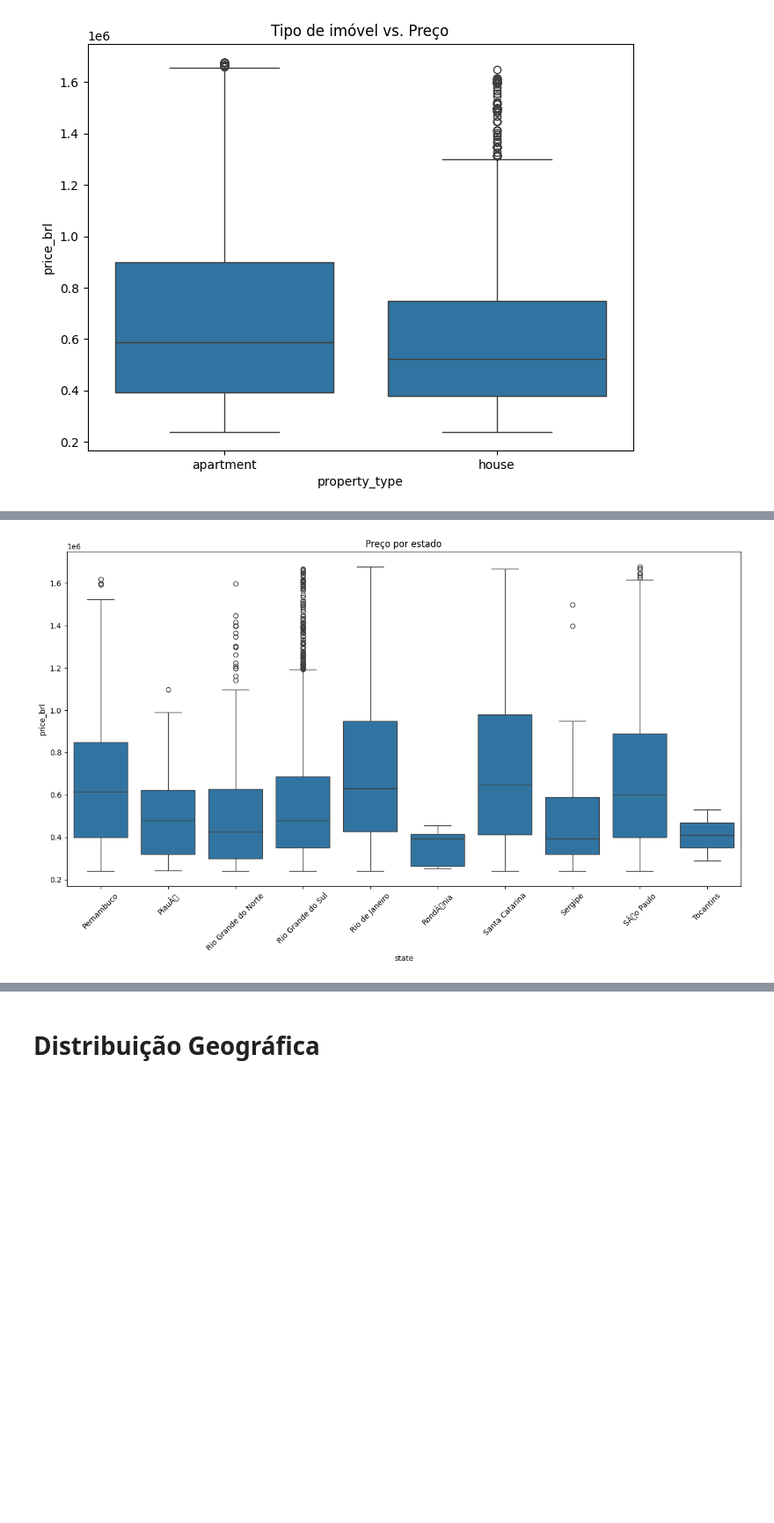
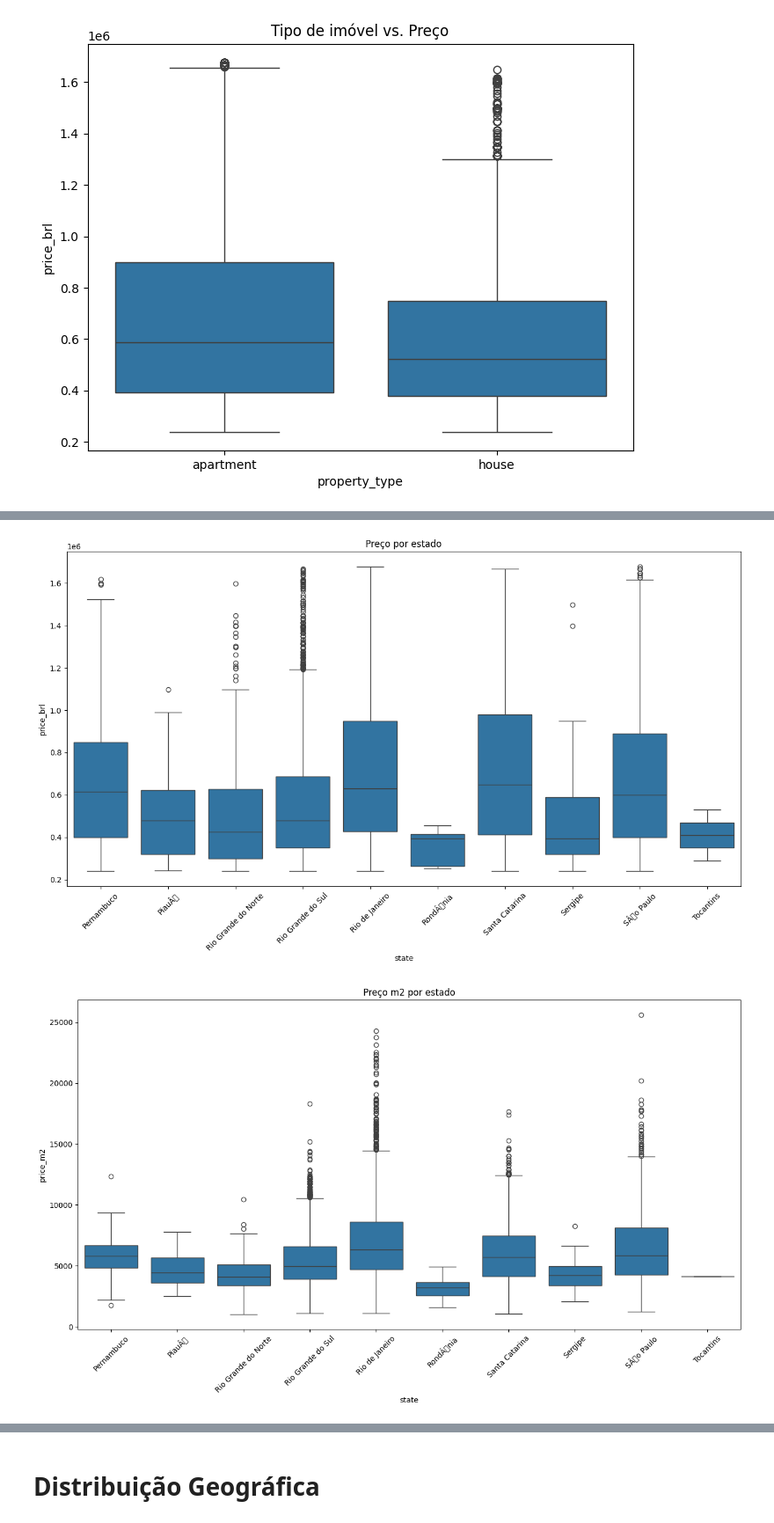
Before and after one commit to rfanti/ECD15-MLOps, a Jupyter notebook: exploracao.ipynb, the cells around one changed output, grey strips where cells are left out. Shown at 88% size. Saved outputs shown, nothing was run; the diff lists cells and outputs as text; code cells hidden in the pictures; blank space fills up the shorter version.

```diff
--- a/exploracao.ipynb
+++ b/exploracao.ipynb
@@ -194,16 +217,24 @@ plt.show()
 # %%
 # Preço por região
 plt.figure(figsize=(12, 6))
 sns.boxplot(x='region', y='price_brl', data=dados)
 plt.title("Preço por região")
 plt.show()
 
 # Preço por estado
 plt.figure(figsize=(16, 8))
 sns.boxplot(x='state', y='price_brl', data=dados)
 plt.title("Preço por estado")
 plt.xticks(rotation=45)
 plt.show()
+
+# Metro 2 por região
+plt.figure(figsize=(16, 8))
+sns.boxplot(x='state', y='price_m2', data=dados)
+plt.title("Preço m2 por estado")
+plt.xticks(rotation=45)
+plt.show()
 # %% [output]
 [figure]
 [figure]
+[figure, added]
```
Also changed, not shown: parts of 6 cells of this notebook.
